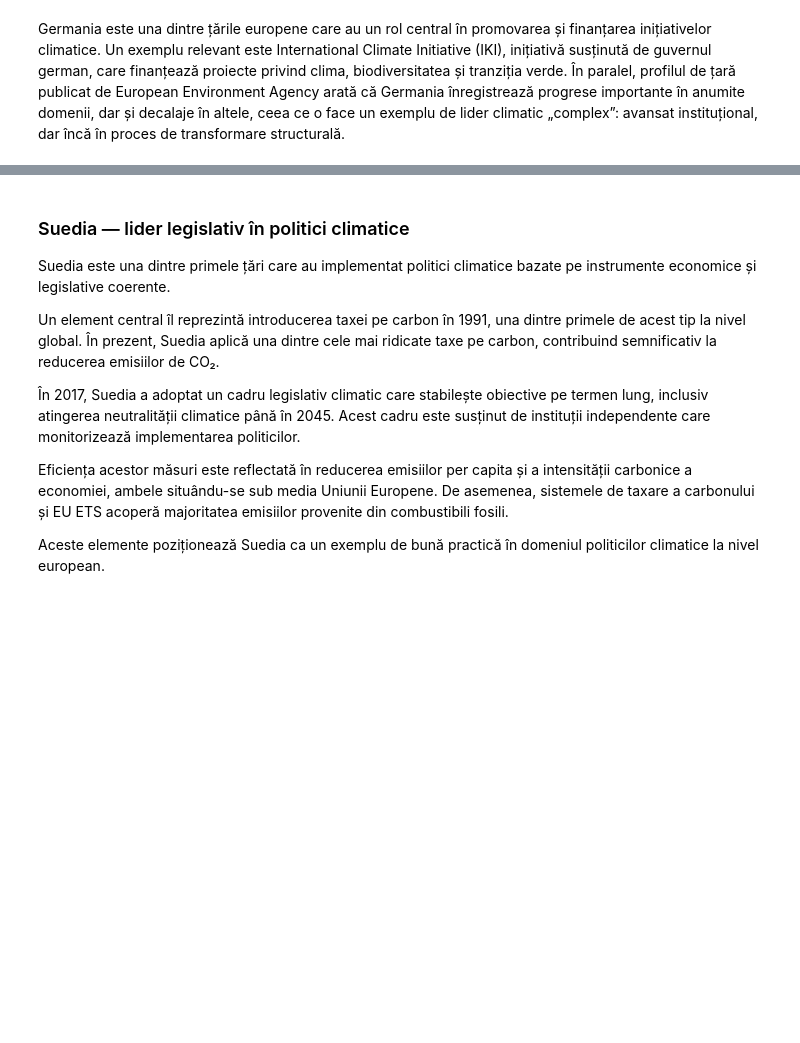
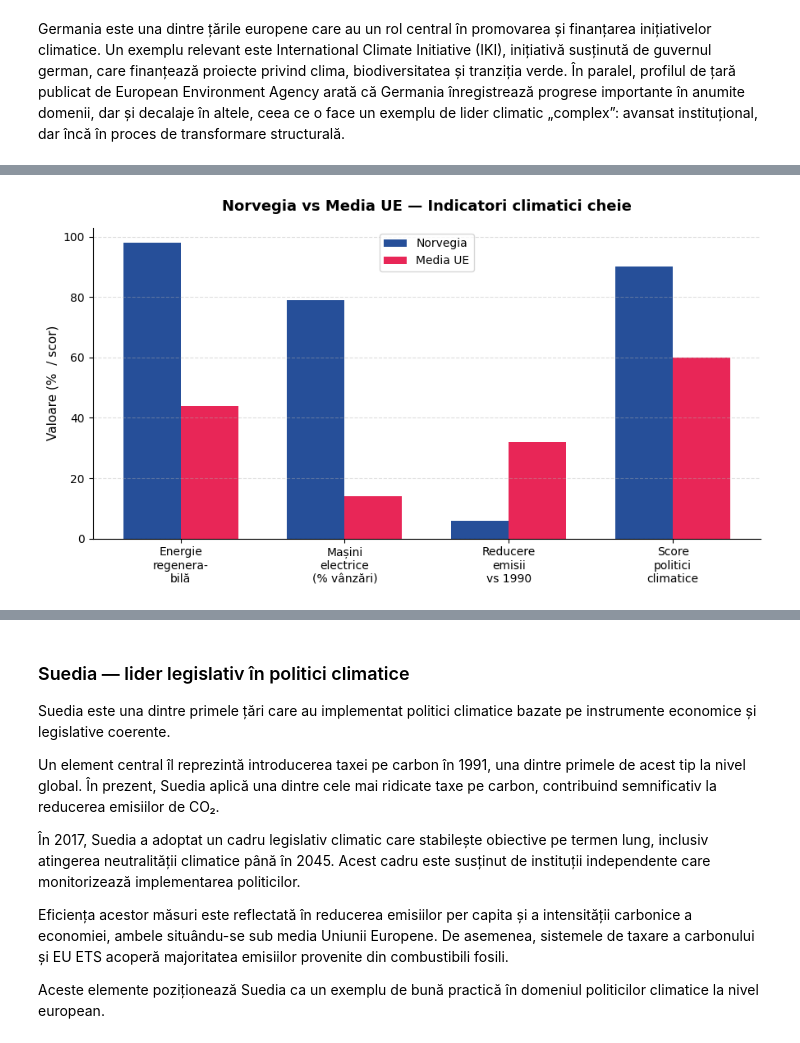
Before and after one commit to TimoscoAdelina/ICI_Proiect, a Jupyter notebook: notebooks/02_Romania_vs_Ue.ipynb, the cells around one changed output, grey strips where cells are left out. Drawn from its saved outputs; the diff is of its cells as text; code cells hidden in the pictures; blank space fills up the shorter version.

```diff
--- a/notebooks/02_Romania_vs_Ue.ipynb
+++ b/notebooks/02_Romania_vs_Ue.ipynb
@@ -93,0 +88,33 @@ Sursa: European Environment Agency (EEA), country profile Germany
+# %%
+import matplotlib.pyplot as plt
+
+indicatori = ['Energie\nregenera-\nbilă', 'Mașini\nelectrice\n(% vânzări)',
+              'Reducere\nemisii\nvs 1990', 'Score\npolitici\nclimatice']
+
+norvegia = [98, 79, 6, 90]
+media_ue = [44, 14, 32, 60]
+
+x = range(len(indicatori))
+width = 0.35
+
+fig, ax = plt.subplots(figsize=(9, 5))
+
+ax.bar([i - width/2 for i in x], norvegia, width, label='Norvegia',
+       color='#003087', alpha=0.85)
+ax.bar([i + width/2 for i in x], media_ue, width, label='Media UE',
+       color='#E4003A', alpha=0.85)
+
+ax.set_title("Norvegia vs Media UE — Indicatori climatici cheie",
+             fontsize=13, fontweight='bold', pad=15)
+ax.set_ylabel("Valoare (%  / scor)", fontsize=11)
+ax.set_xticks(list(x))
+ax.set_xticklabels(indicatori, fontsize=10)
+ax.legend(fontsize=10)
+ax.grid(True, axis='y', linestyle='--', alpha=0.4)
+ax.spines['top'].set_visible(False)
+ax.spines['right'].set_visible(False)
+
+plt.tight_layout()
+plt.show()
+# %% [output]
+[figure, added]
```
Also changed, not shown: parts of 17 cells of this notebook, 1 other file.
